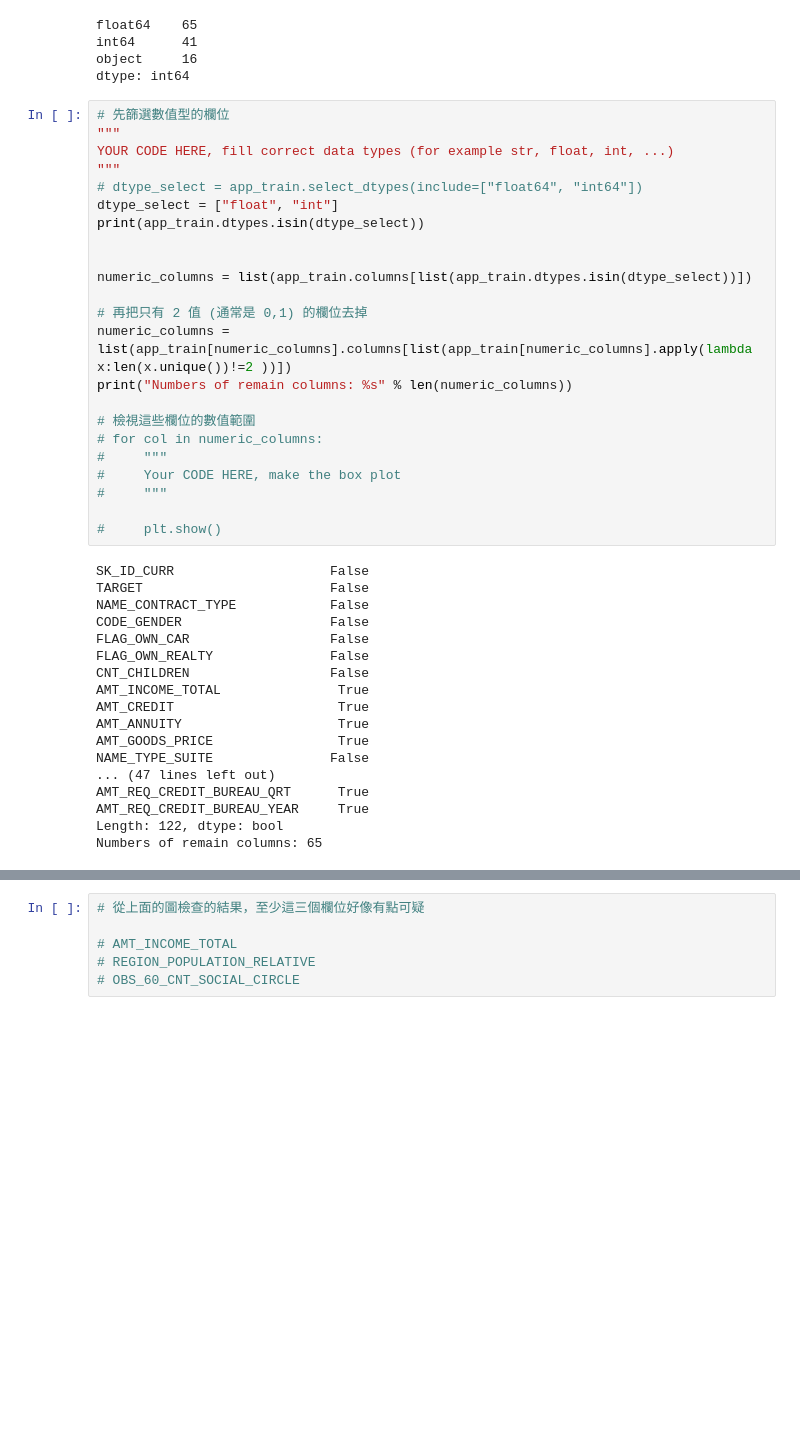
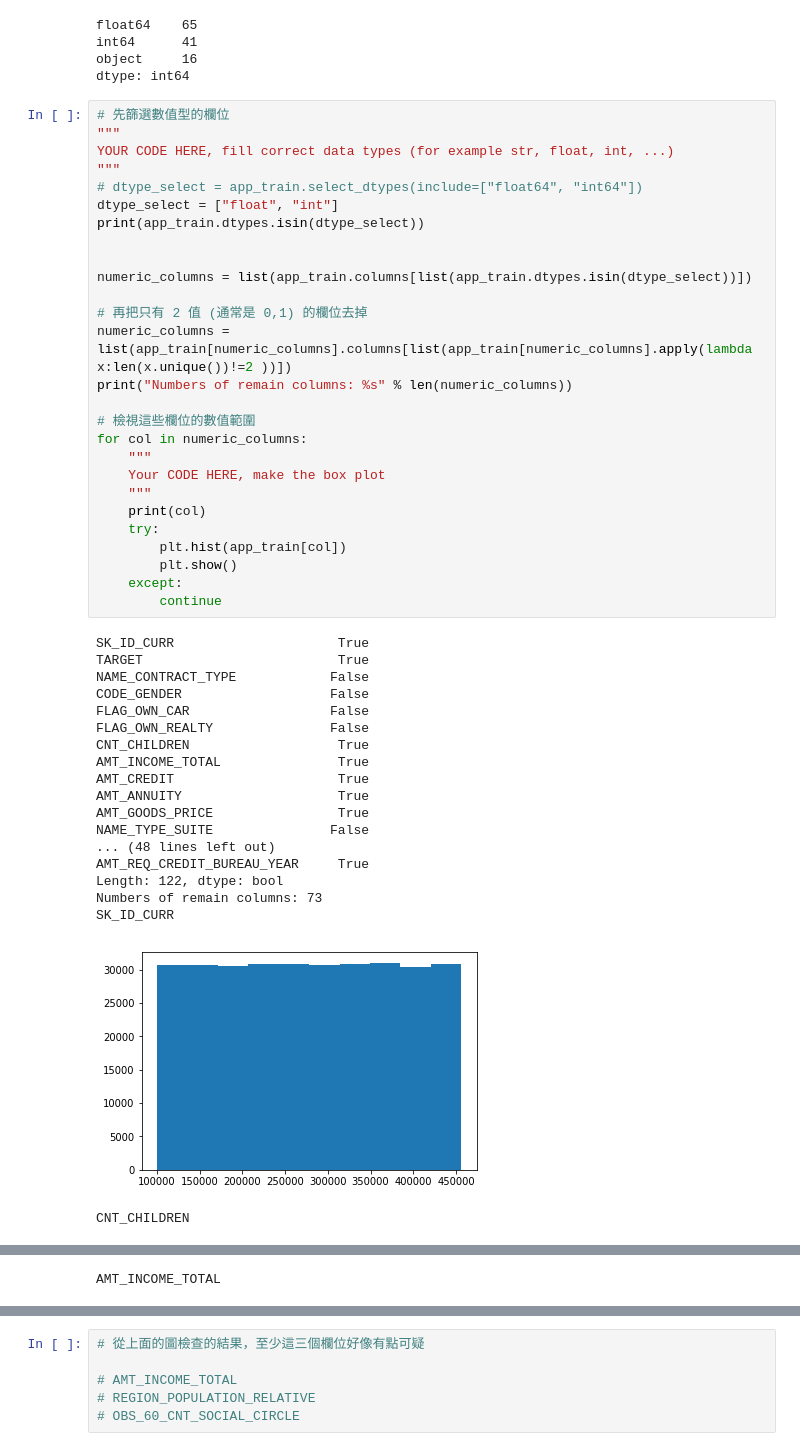
Before and after one commit to ocaTom/ML100-Days, a Jupyter notebook: Day_006_HW.ipynb, the cells around one changed output, grey strips where cells are left out. Drawn from its saved outputs; the diff is of its cells as text; blank space fills up the shorter version.

```diff
--- a/Day_006_HW.ipynb
+++ b/Day_006_HW.ipynb
@@ -52,41 +52,47 @@ dtype: int64
 # %%
 # 先篩選數值型的欄位
 """
 YOUR CODE HERE, fill correct data types (for example str, float, int, ...)
 """
 # dtype_select = app_train.select_dtypes(include=["float64", "int64"])
 dtype_select = ["float", "int"]
 print(app_train.dtypes.isin(dtype_select))
 
 
 numeric_columns = list(app_train.columns[list(app_train.dtypes.isin(dtype_select))])
 
 # 再把只有 2 值 (通常是 0,1) 的欄位去掉
 numeric_columns = list(app_train[numeric_columns].columns[list(app_train[numeric_columns].apply(lambda x:len(x.unique())!=2 ))])
 print("Numbers of remain columns: %s" % len(numeric_columns))
 
 # 檢視這些欄位的數值範圍
-# for col in numeric_columns:
-#     """
-#     Your CODE HERE, make the box plot
-#     """
-
-#     plt.show()
+for col in numeric_columns:
+    """
+    Your CODE HERE, make the box plot
+    """
+    print(col)
+    try:
+        plt.hist(app_train[col])
+        plt.show()
+    except:
+        continue
 # %% [output]
-SK_ID_CURR                    False
-TARGET                        False
+SK_ID_CURR                     True
+TARGET                         True
 NAME_CONTRACT_TYPE            False
 CODE_GENDER                   False
 FLAG_OWN_CAR                  False
 FLAG_OWN_REALTY               False
-CNT_CHILDREN                  False
+CNT_CHILDREN                   True
 AMT_INCOME_TOTAL               True
 AMT_CREDIT                     True
 AMT_ANNUITY                    True
 AMT_GOODS_PRICE                True
 NAME_TYPE_SUITE               False
-... (47 lines left out)
-AMT_REQ_CREDIT_BUREAU_QRT      True
+... (48 lines left out)
 AMT_REQ_CREDIT_BUREAU_YEAR     True
 Length: 122, dtype: bool
-Numbers of remain columns: 65
+Numbers of remain columns: 73
+SK_ID_CURR
+[figure, added]
+CNT_CHILDREN
@@ -92,0 +100 @@ Numbers of remain columns: 65
+AMT_INCOME_TOTAL
```
Also changed, not shown: parts of 2 cells of this notebook, 1 other file.
